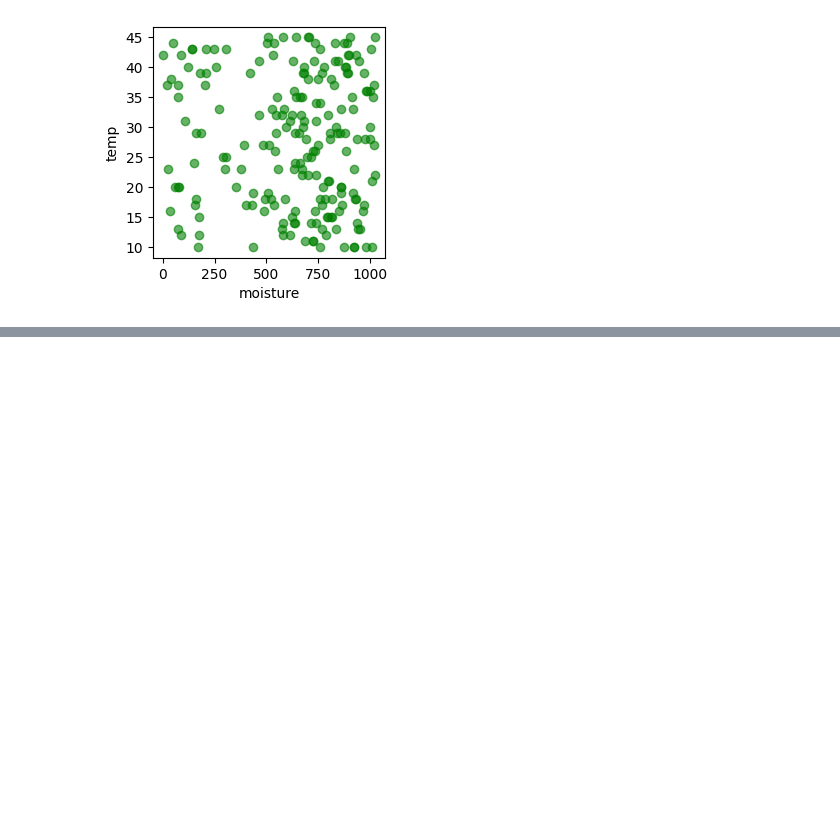
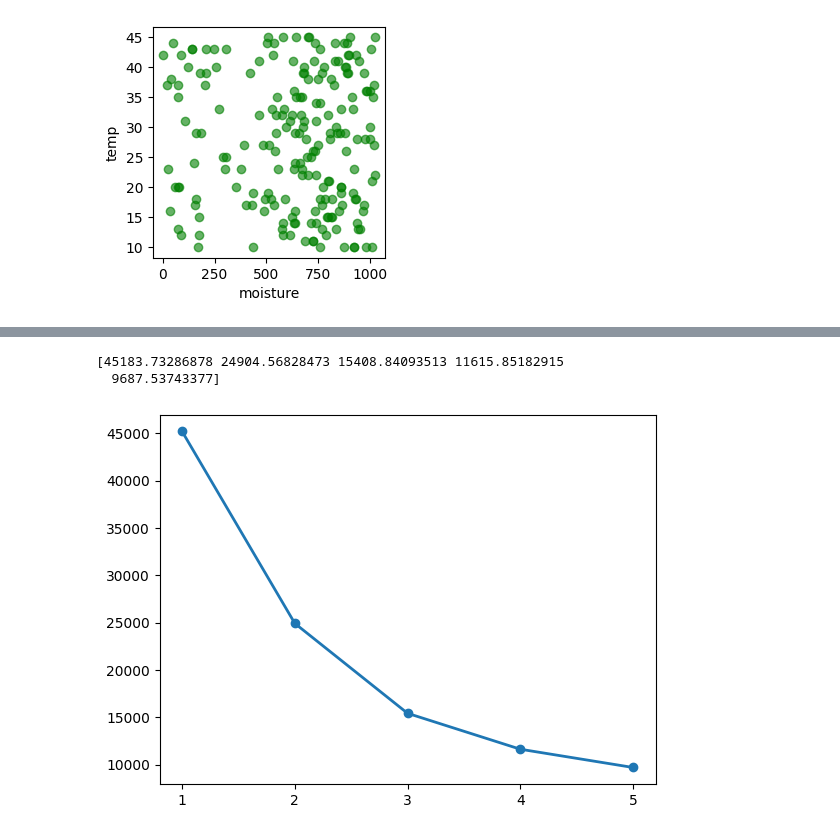
Before and after one commit to Jenloke/ML-K-Means-Clustering, a Jupyter notebook: irr.ipynb, the cells around one changed output, grey strips where cells are left out. Saved outputs shown, nothing was run; the diff lists cells and outputs as text; code cells hidden in the pictures; blank space fills up the shorter version.

Commit message:
implement wcss graph visualization without computing for optimal k

```diff
--- a/irr.ipynb
+++ b/irr.ipynb
@@ -161,14 +162,19 @@ def randompoint(feature):
 # %%
 # One for loop
 
-for k in range(1,6):
+wcss = np.array([])
+
+first_centroid = 1
+last_centroid = 5
+
+for k in range(first_centroid, last_centroid+1):
   print(k, 'number of centroids')
   number_centroids = k
   centroids = np.array([[randompoint(feature1), randompoint(feature2)] for _ in range(number_centroids)])
 
   # fig, ax, axs = plt.subplots(1, 10, figsize=(2,2))
+  before_wcss = 0
 
-  wcss = 0
   itr = 1
   while (True):
     print('iteration:', itr)
@@ -180,7 +186,8 @@ for k in range(1,6):
     index_centroids = np.array([[x.argmin(), x[x.argmin()]] for x in distances_centroids])
     k_mean_df['nearest_centroids'] = index_centroids[:, 0]
 
-    print(index_centroids[:, 1].sum())
+    current_wcss = index_centroids[:, 1].sum()
+    print(current_wcss)
 
     # Visualization
     # fig, ax = plt.subplots(figsize=(2,2))
@@ -203,15 +210,20 @@ for k in range(1,6):
     itr+=1
 
     # wcss termination criterion
-    if (wcss == index_centroids[:, 1].sum()):
-      print(index_centroids[:, 1].sum())
+    if (before_wcss == current_wcss):
+      print(current_wcss)
+      wcss = np.append(wcss, current_wcss)
       break
-    wcss = index_centroids[:, 1].sum()
+    before_wcss = current_wcss
 
     print(k_mean_df.groupby(by=['nearest_centroids']).count())
 
+  print(before_wcss)
+
   print(k_mean_df.groupby(by=['nearest_centroids']).count())
   print(adjusted_dataset.groupby(by=['pump']).count())
+
+print(wcss)
 # %% [output]
 1 number of centroids
 iteration: 1
@@ -256,3 +269,20 @@ iteration: 3
 25406.94097753718
 [figure]
 ... (101 outputs left out)
+# %%
+fig, ax = plt.subplots()
+
+ax.xaxis.set_major_locator(ticker.MultipleLocator(1))
+
+# wcss = [wcss[i].append(i.index()+1) for i in range(len(wcss))]
+len_wcss = [i+1 for i in range(len(wcss))]
+
+print(wcss)
+
+ax.plot(len_wcss, wcss, 'o-', linewidth=2)
+
+plt.show()
+# %% [output]
+[45183.73286878 24904.56828473 15408.84093513 11615.85182915
+  9687.53743377]
+[figure, added]
```
Also changed, not shown: parts of 2 cells of this notebook.
